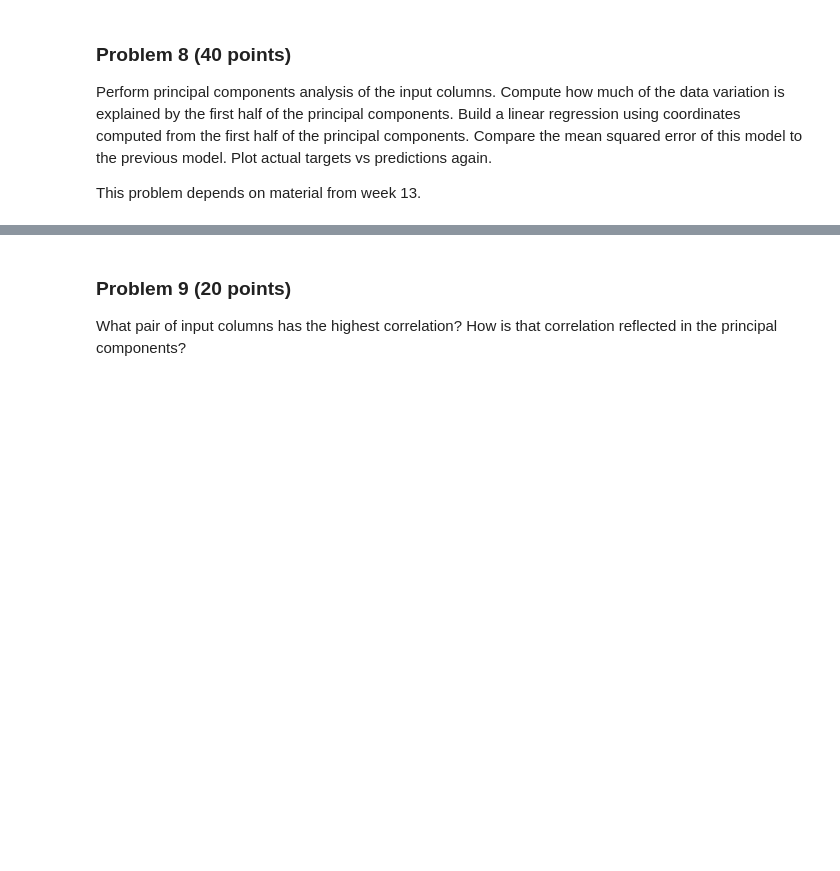
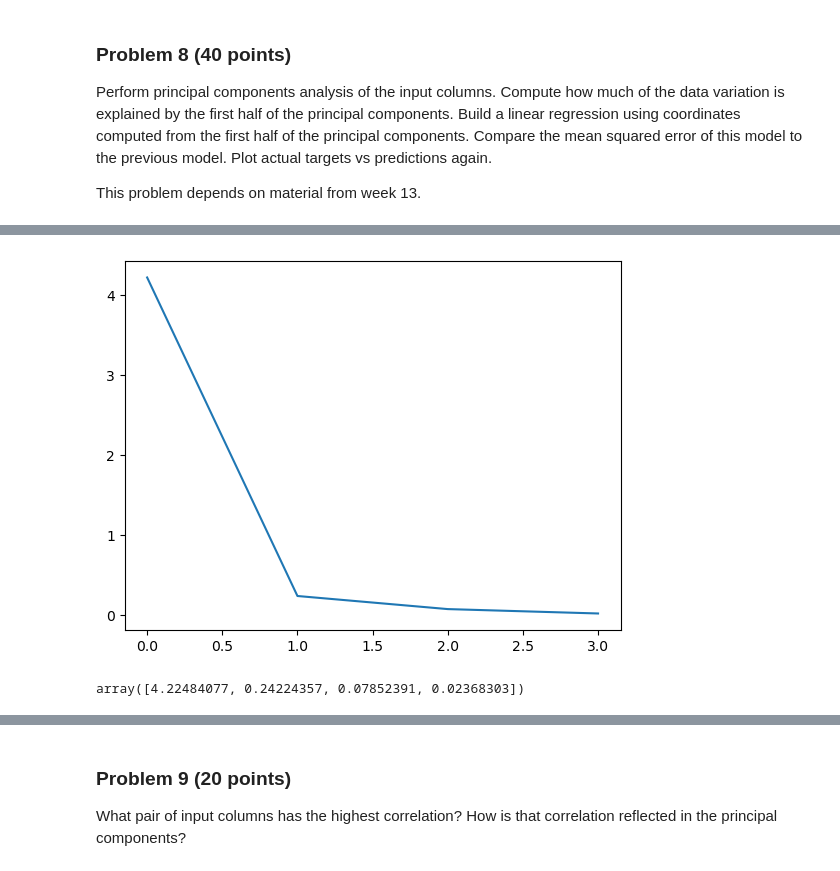
Before and after one commit to calebhadley1/dx601-final-project, a Jupyter notebook: project.ipynb, the cells around one changed output, grey strips where cells are left out. Cells and saved outputs as stored; diff of their text form; code cells hidden in the pictures; blank space fills up the shorter version.

```diff
--- a/project.ipynb
+++ b/project.ipynb
@@ -298,0 +295,6 @@ YOUR ANSWERS HERE
+# %%
+# YOUR CODE HERE
+pca = sklearn.decomposition.PCA()
+pca.fit(X, y)
+pca_df = pd.DataFrame(pca.components_, columns=X.columns)
+pca_df
@@ -298,0 +307,8 @@ YOUR ANSWERS HERE
+# %%
+_ = plt.plot(pca.explained_variance_)
+# %% [output]
+[figure, added]
+# %%
+pca.explained_variance_
+# %% [output]
+array([4.22484077, 0.24224357, 0.07852391, 0.02368303])
```
Also changed, not shown: parts of 32 cells of this notebook.
